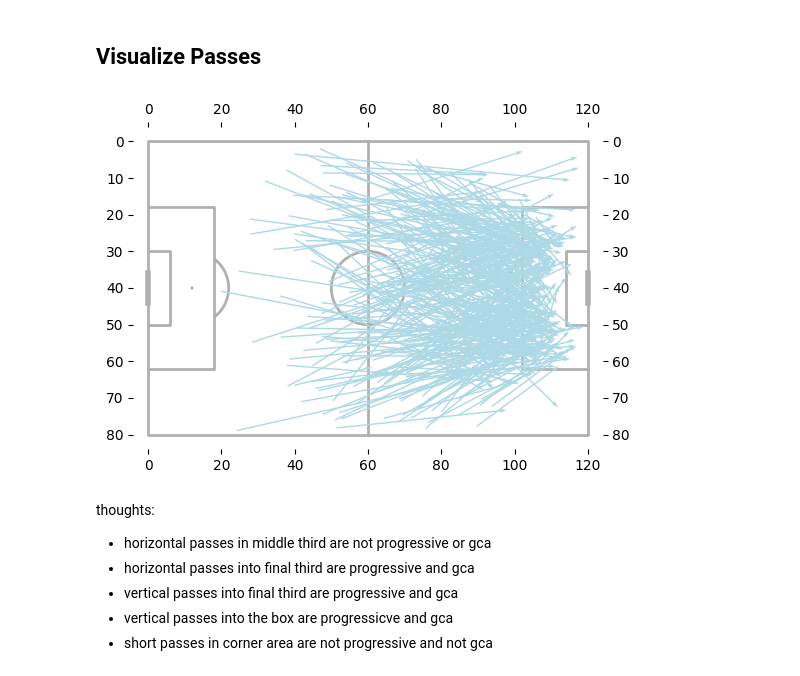
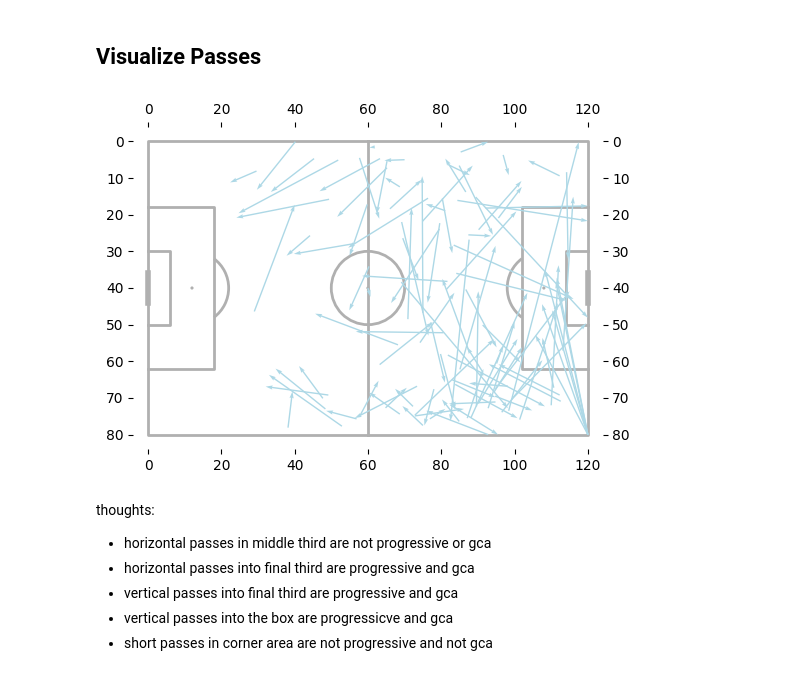
Before and after one commit to allorenz/football-player-similarity, a Jupyter notebook: src/notebooks/feature_passing.ipynb, the cells around one changed output. Cells and saved outputs as stored; diff of their text form; code cells hidden in the pictures.

```diff
--- a/src/notebooks/feature_passing.ipynb
+++ b/src/notebooks/feature_passing.ipynb
@@ -14,7 +14,9 @@ from scripts.dataloader import Dataloader
 
 
 PI = math.pi
+
 dataloader = Dataloader(league="bundesliga")
+dataloader.load_data()
 df = dataloader.get_dimension(dimension="passing")
 df.columns
 
@@ -755,35 +757,52 @@ passing = df.loc[ (df["pass_technique"] == "Through Ball") &  df['pass_outcome']
 passing = df.loc[ (df["pass_technique"] == "Inswinging") , :]
 
 """
-passing = df.loc[ (df["pass_technique"] == "Through Ball") &  (df['pass_outcome'].isna()) , :]
+def is_ex_inside_goal_area(location):
+    #print("Executing is_in_goal_area method")
+    pitch_width = 120
+    if isinstance(location, str):
+            location = convert_to_list(location)
+
+    x = location[0]
+    y = location[1]
+
+    x_axis = ((pitch_width - 6 <= x) and (x <= pitch_width))
+    y_axis = ((40 - 10) <= y and y <= (40 + 10))
+    return x_axis and y_axis
+
+import matplotlib.pyplot as plt
+# passing = df.loc[df["pass_angle"].apply(is_horizontal_pass) & (df["location"].apply(is_ex_inside_attacking_third))
+#                  & (df["pass_end_location"].apply(is_in_penalty_area)) & (df["pass_type"] != "Corner")
+#                  & (df["pass_height"] == "Ground Pass"), :]
 
 
+passing = df.loc[(df["player"] == "Kevin De Bruyne"), : ]
 
 start_location = np.vstack([passing["x"], passing["y"]]).T
 end_location = np.vstack([passing["x_end_pass"], passing["y_end_pass"]]).T
 
 
 # Calculate the change in x and y (vector direction)
 dx = end_location[:, 0] - start_location[:, 0]  # difference in x (end_x - start_x)
 dy = end_location[:, 1] - start_location[:, 1]  # difference in y (end_y - start_y)
 
 # Draw pitch
 pitch = Pitch(label=True, tick=True)
 fig, ax = pitch.draw(figsize=(8, 4))
 
 # Plot arrows using ax.quiver (from start_location to end_location)
 
 pitch.arrows(start_location[:, 0], start_location[:, 1], end_location[:, 0], end_location[:, 1]
              ,ax=ax, width=1, zorder=2,color='lightblue')
 """ax.quiver(
     start_location[:, 0], start_location[:, 1],  # starting points (x, y)
     dx, dy,  # vector components (dx, dy)
     color='lightblue', scale_units='xy', angles='xy', scale=1, width=0.003, headlength=5, headwidth=5, zorder=5
 )"""
 
 plt.show()
 # %% [output]
-[figure, old version]
+[figure, new version]
 # %% [markdown]
 thoughts:
 - horizontal passes in middle third are not progressive or gca
```
Also changed, not shown: parts of 3 cells of this notebook, 9 other files.
